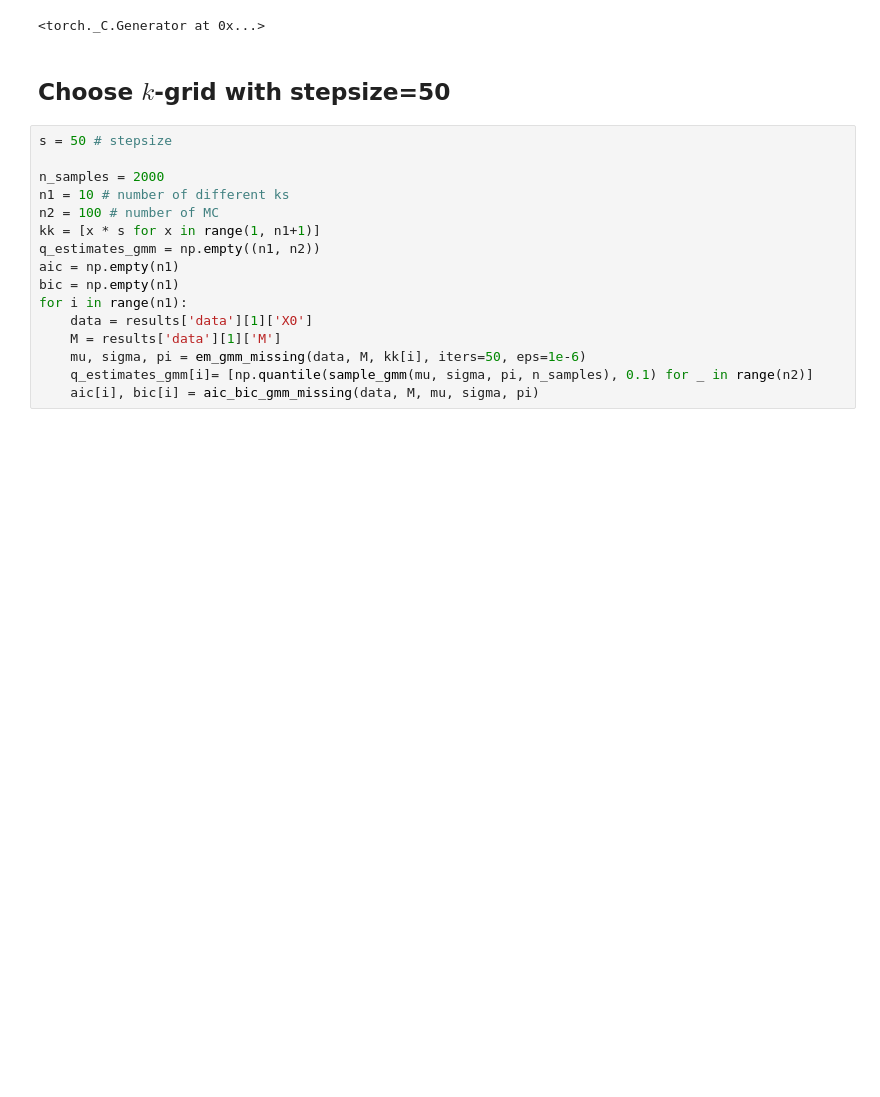
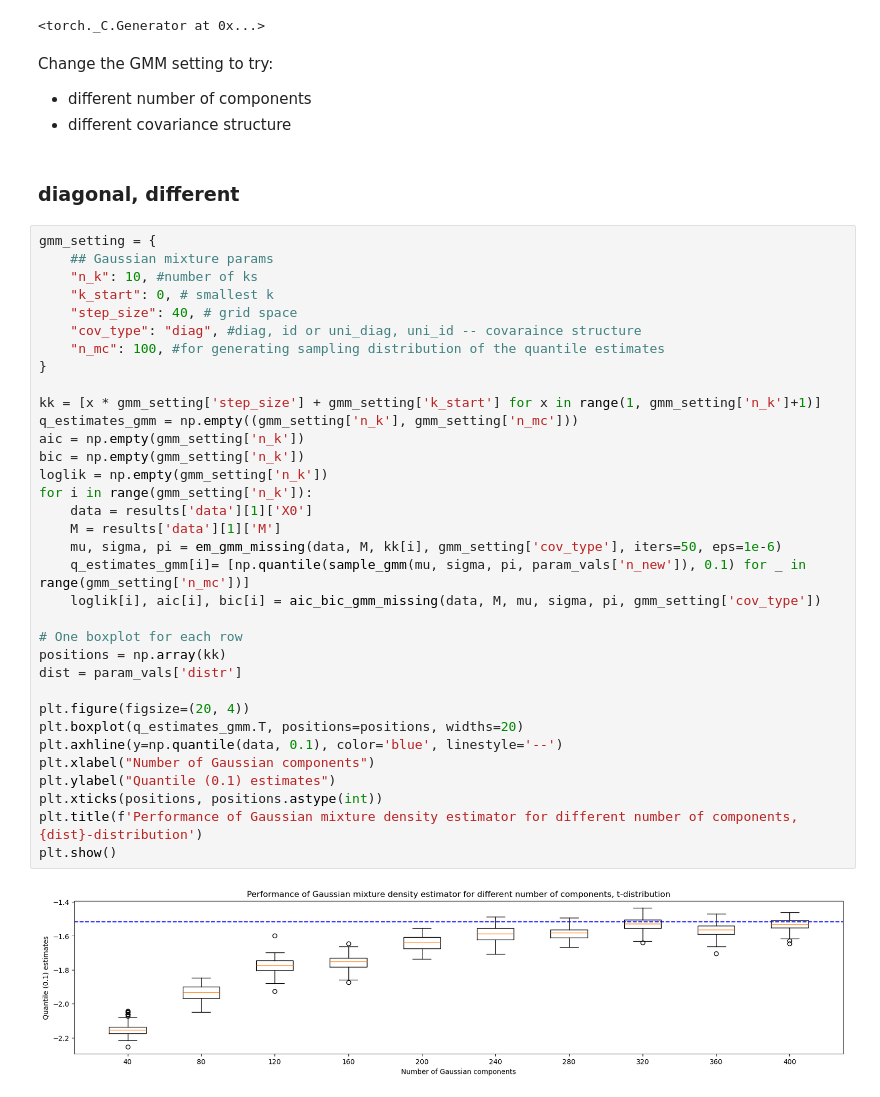
Before and after one commit to huimin-hu-stat/MAR, a Jupyter notebook: Gaussian_mixture_density_estimator.ipynb, the cells around one changed output. Drawn from its saved outputs; the diff is of its cells as text; blank space fills up the shorter version.

```diff
--- a/Gaussian_mixture_density_estimator.ipynb
+++ b/Gaussian_mixture_density_estimator.ipynb
@@ -449,21 +514,46 @@ seed=2
 torch.manual_seed(seed)
 # %% [output]
 <torch._C.Generator at 0x...>
-# %% [markdown]
-## Choose $k$-grid with stepsize=50
+# %% [markdown]
+Change the GMM setting to try:
+
+- different number of components
+- different covariance structure
+# %% [markdown]
+### diagonal, different
 # %%
-s = 50 # stepsize
+gmm_setting = {
+    ## Gaussian mixture params
+    "n_k": 10, #number of ks
+    "k_start": 0, # smallest k
+    "step_size": 40, # grid space
+    "cov_type": "diag", #diag, id or uni_diag, uni_id -- covaraince structure
+    "n_mc": 100, #for generating sampling distribution of the quantile estimates
+}
 
-n_samples = 2000
-n1 = 10 # number of different ks
-n2 = 100 # number of MC
-kk = [x * s for x in range(1, n1+1)]
-q_estimates_gmm = np.empty((n1, n2))
-aic = np.empty(n1)
-bic = np.empty(n1)
-for i in range(n1):
+kk = [x * gmm_setting['step_size'] + gmm_setting['k_start'] for x in range(1, gmm_setting['n_k']+1)]
+q_estimates_gmm = np.empty((gmm_setting['n_k'], gmm_setting['n_mc']))
+aic = np.empty(gmm_setting['n_k'])
+bic = np.empty(gmm_setting['n_k'])
+loglik = np.empty(gmm_setting['n_k'])
+for i in range(gmm_setting['n_k']):
     data = results['data'][1]['X0']
     M = results['data'][1]['M']
-    mu, sigma, pi = em_gmm_missing(data, M, kk[i], iters=50, eps=1e-6)
-    q_estimates_gmm[i]= [np.quantile(sample_gmm(mu, sigma, pi, n_samples), 0.1) for _ in range(n2)]
-    aic[i], bic[i] = aic_bic_gmm_missing(data, M, mu, sigma, pi)
+    mu, sigma, pi = em_gmm_missing(data, M, kk[i], gmm_setting['cov_type'], iters=50, eps=1e-6)
+    q_estimates_gmm[i]= [np.quantile(sample_gmm(mu, sigma, pi, param_vals['n_new']), 0.1) for _ in range(gmm_setting['n_mc'])]
+    loglik[i], aic[i], bic[i] = aic_bic_gmm_missing(data, M, mu, sigma, pi, gmm_setting['cov_type'])
+
+# One boxplot for each row
+positions = np.array(kk)
+dist = param_vals['distr']
+
+plt.figure(figsize=(20, 4))
+plt.boxplot(q_estimates_gmm.T, positions=positions, widths=20)
+plt.axhline(y=np.quantile(data, 0.1), color='blue', linestyle='--')
+plt.xlabel("Number of Gaussian components")
+plt.ylabel("Quantile (0.1) estimates")
+plt.xticks(positions, positions.astype(int))
+plt.title(f'Performance of Gaussian mixture density estimator for different number of components, {dist}-distribution')
+plt.show()
+# %% [output]
+[figure, added]
```
Also changed, not shown: parts of 35 cells of this notebook.
